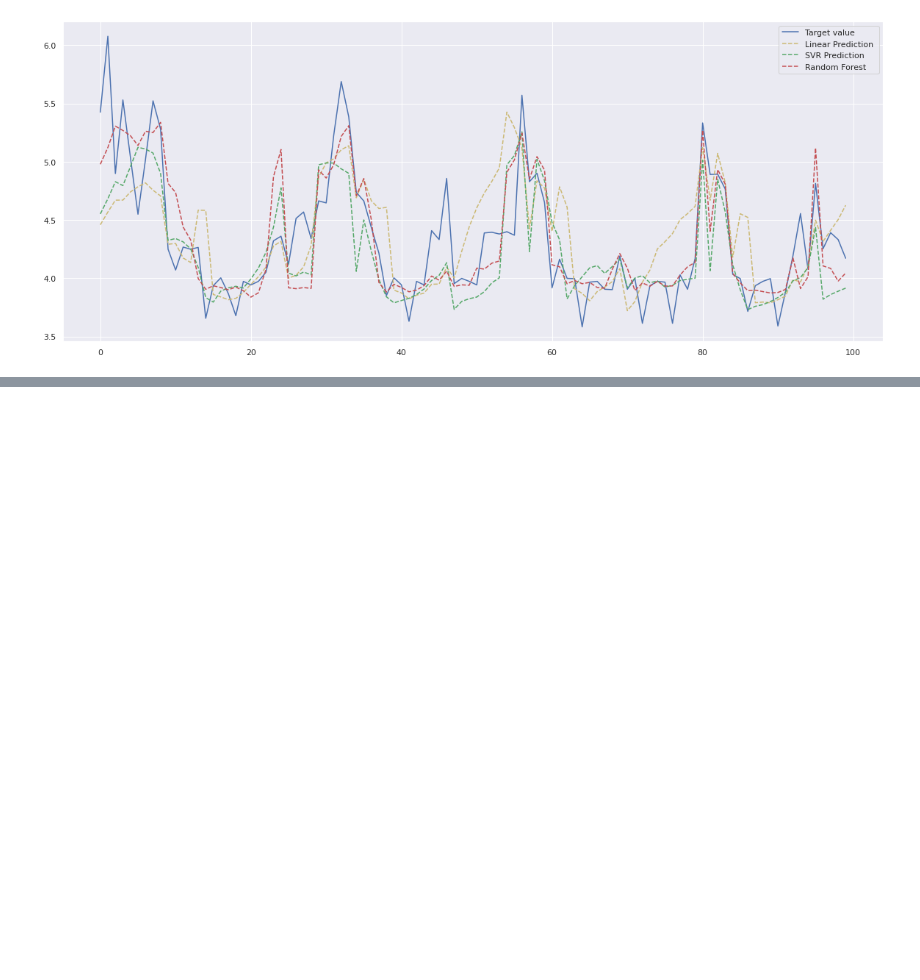
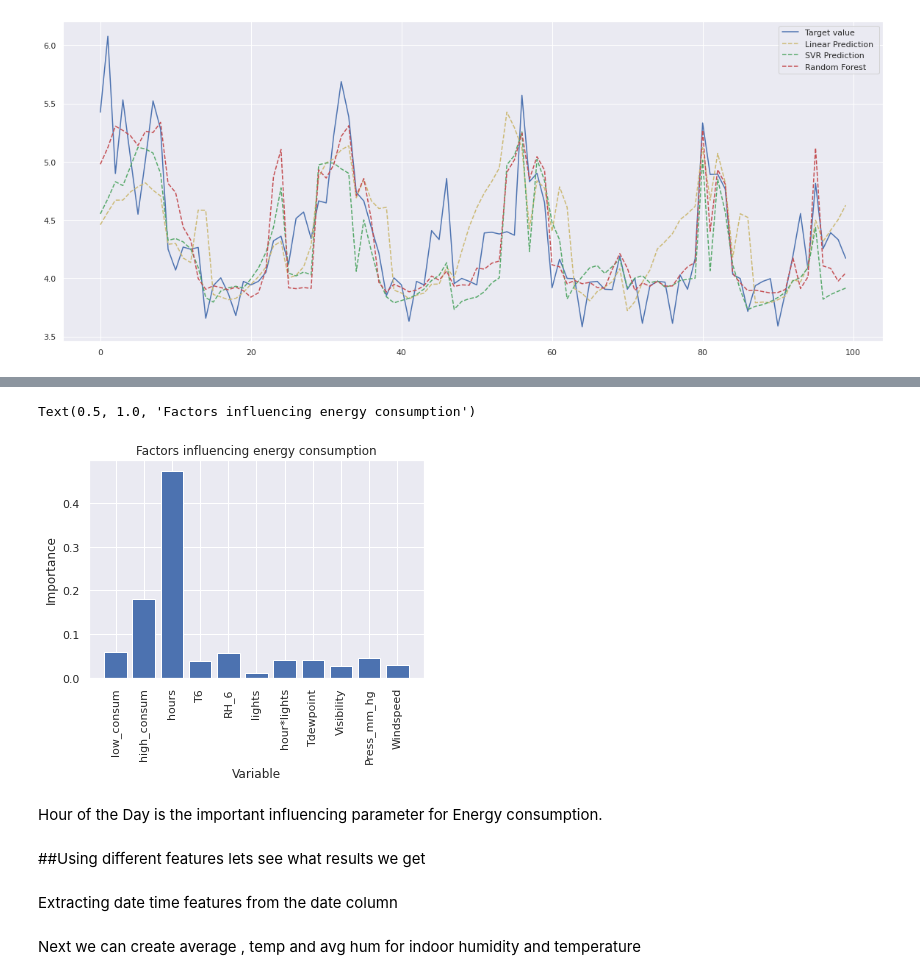
Before and after one commit to Yogesh-8998/Energy-Appliances-Prediction, a Jupyter notebook: Appliances_Energy_Prediction.ipynb, the cells around one changed output, grey strips where cells are left out. Drawn from its saved outputs; the diff is of its cells as text; code cells hidden in the pictures; blank space fills up the shorter version.

```diff
--- a/Appliances_Energy_Prediction.ipynb
+++ b/Appliances_Energy_Prediction.ipynb
@@ -255,8 +425,0 @@ Name: weekday, dtype: int64
-# %%
-df['date']=pd.to_datetime(df['date'])
-# %%
-df['year']=df['date'].dt.year
-df['month']=df['date'].dt.month
-df['day']=df['date'].dt.day
-df['hour']=df['date'].dt.day
-df['dayofweek']=df['date'].dt.dayofweek
@@ -560,0 +802,12 @@ plt.legend(loc=1)
+# %%
+factor_list = feature_set
+factors = np.array(X_test)
+
+importances = list(rf_model.feature_importances_)
+
+factor_importances = [(factor, round(importance, 2))
+    for factor, importance in zip(factor_list, importances)]
+
+factor_importances = sorted(factor_importances, key = lambda X_test: X_test[1], reverse = True)
+
+[print('Variable: {:20} Importance: {}'.format(*pair)) for pair in factor_importances];
@@ -560,0 +826,18 @@ plt.legend(loc=1)
+# %%
+import matplotlib.pyplot as plt
+%matplotlib inline
+
+x_values = list(range(len(importances)))
+plt.bar(x_values, importances, orientation = 'vertical')
+plt.xticks(x_values, factor_list, rotation='vertical')
+plt.ylabel('Importance'); plt.xlabel('Variable')
+plt.title('Factors influencing energy consumption')
+# %% [output]
+Text(0.5, 1.0, 'Factors influencing energy consumption')
+[figure, added]
+# %% [markdown]
+Hour of the Day is the important influencing parameter for Energy consumption.
+# %% [markdown]
+##Using different features lets see what results we get
+# %% [markdown]
+Extracting date time features from the date column
@@ -560,0 +851,2 @@ plt.legend(loc=1)
+# %% [markdown]
+Next we can create average , temp and avg hum for indoor humidity and temperature
```
Also changed, not shown: parts of 96 cells of this notebook.
